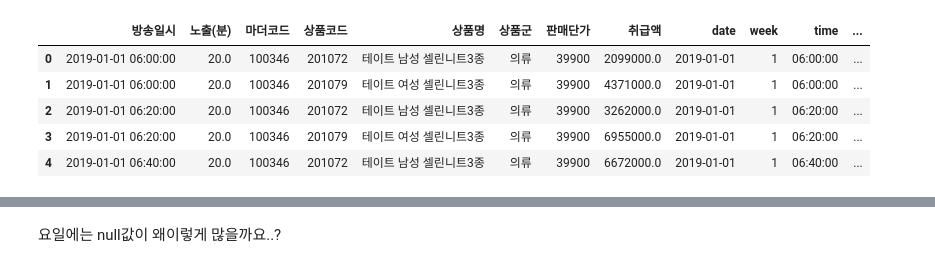
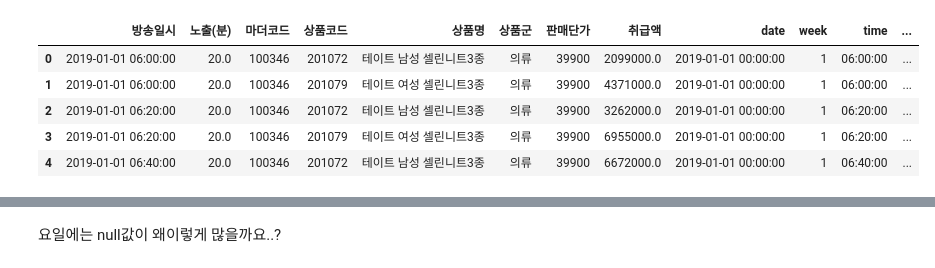
Before and after one commit to Yeeun-Lee/big_contest_2020, a Jupyter notebook: prep/Merge.ipynb, the cells around one changed output, grey strips where cells are left out. Cells and saved outputs as stored; diff of their text form; code cells hidden in the pictures.

```diff
--- a/prep/Merge.ipynb
+++ b/prep/Merge.ipynb
@@ -9,18 +9,18 @@ pandas version :  1.0.5
 numpy version :  1.19.1
 # %%
-data = pd.read_csv("data/new_performance_ver3.csv")
+data = pd.read_csv("data/final_performance_v2.csv")
 names = data.columns
 for name in names:
     if "Unnamed" in name:
         data.pop(name)
 data.head()
 # %% [output]
 |  | 방송일시 | 노출(분) | 마더코드 | 상품코드 | 상품명 | 상품군 | 판매단가 | 취급액 | date | week | time | ... |
-| 0 | 2019-01-01 06:00:00 | 20.0 | 100346 | 201072 | 테이트 남성 셀린니트3종 | 의류 | 39900 | 2099000.0 | 2019-01-01 | 1 | 06:00:00 | ... |
-| 1 | 2019-01-01 06:00:00 | 20.0 | 100346 | 201079 | 테이트 여성 셀린니트3종 | 의류 | 39900 | 4371000.0 | 2019-01-01 | 1 | 06:00:00 | ... |
-| 2 | 2019-01-01 06:20:00 | 20.0 | 100346 | 201072 | 테이트 남성 셀린니트3종 | 의류 | 39900 | 3262000.0 | 2019-01-01 | 1 | 06:20:00 | ... |
-| 3 | 2019-01-01 06:20:00 | 20.0 | 100346 | 201079 | 테이트 여성 셀린니트3종 | 의류 | 39900 | 6955000.0 | 2019-01-01 | 1 | 06:20:00 | ... |
-| 4 | 2019-01-01 06:40:00 | 20.0 | 100346 | 201072 | 테이트 남성 셀린니트3종 | 의류 | 39900 | 6672000.0 | 2019-01-01 | 1 | 06:40:00 | ... |
+| 0 | 2019-01-01 06:00:00 | 20.0 | 100346 | 201072 | 테이트 남성 셀린니트3종 | 의류 | 39900 | 2099000.0 | 2019-01-01 00:00:00 | 1 | 06:00:00 | ... |
+| 1 | 2019-01-01 06:00:00 | 20.0 | 100346 | 201079 | 테이트 여성 셀린니트3종 | 의류 | 39900 | 4371000.0 | 2019-01-01 00:00:00 | 1 | 06:00:00 | ... |
+| 2 | 2019-01-01 06:20:00 | 20.0 | 100346 | 201072 | 테이트 남성 셀린니트3종 | 의류 | 39900 | 3262000.0 | 2019-01-01 00:00:00 | 1 | 06:20:00 | ... |
+| 3 | 2019-01-01 06:20:00 | 20.0 | 100346 | 201079 | 테이트 여성 셀린니트3종 | 의류 | 39900 | 6955000.0 | 2019-01-01 00:00:00 | 1 | 06:20:00 | ... |
+| 4 | 2019-01-01 06:40:00 | 20.0 | 100346 | 201072 | 테이트 남성 셀린니트3종 | 의류 | 39900 | 6672000.0 | 2019-01-01 00:00:00 | 1 | 06:40:00 | ... |
 # %%
 data.info()
 # %% [output]
```
Also changed, not shown: parts of 18 cells of this notebook, 2 other files.
